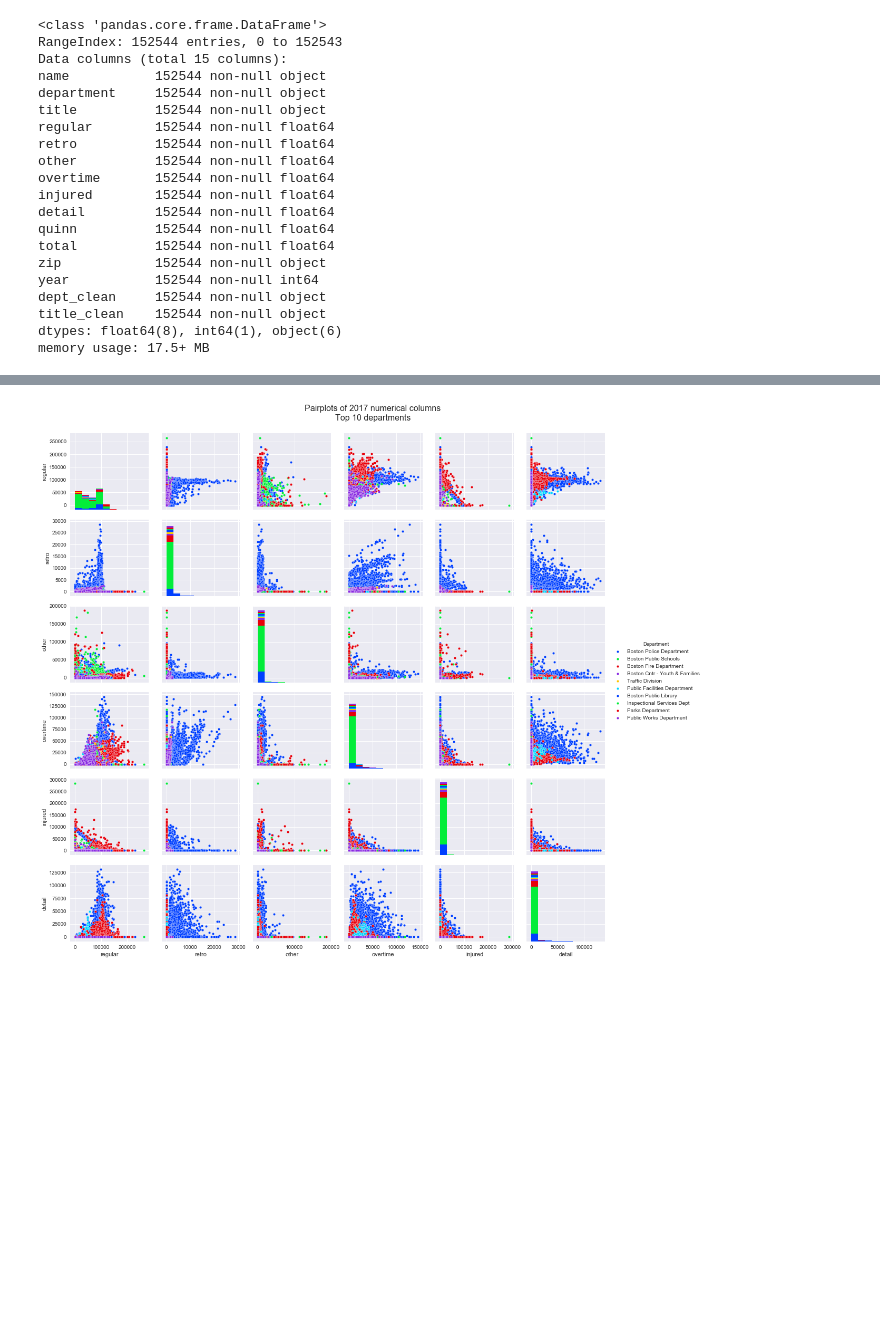
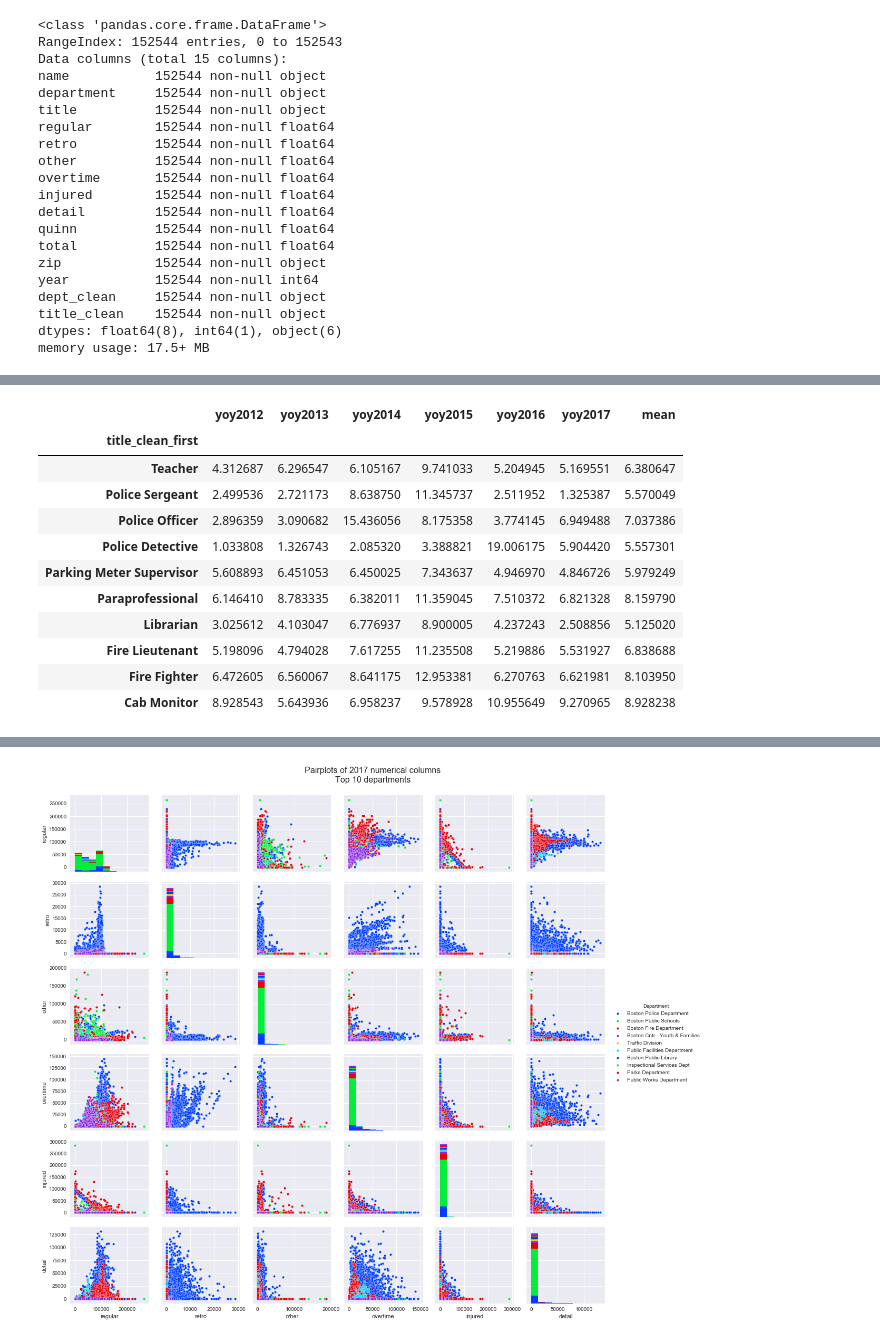
Before and after one commit to Turanga1/Springboard_DataScience, a Jupyter notebook: Capstone 1 - Boston Earnings Report/boston_earnings_analysis.ipynb, the cells around one changed output, grey strips where cells are left out. Cells and saved outputs as stored; diff of their text form; code cells hidden in the pictures; blank space fills up the shorter version.

```diff
--- a/Capstone 1 - Boston Earnings Report/boston_earnings_analysis.ipynb
+++ b/Capstone 1 - Boston Earnings Report/boston_earnings_analysis.ipynb
@@ -72,0 +125,35 @@ memory usage: 17.5+ MB
+# %%
+# get top 10 titles by number of employees
+
+titles_top10 = growth_title[growth_title['title_clean_first'] == growth_title['title_clean_last']]\
+                .groupby('title_clean_first')\
+                .agg('size')\
+                .sort_values(ascending=False)\
+                .index[:10]
+
+# keep only growth rate columns ('yoy...') and top 10 title rows
+
+payraise = growth_title.iloc[:, len(years)+1:(len(years)*2)+1]
+payraise = payraise[payraise['title_clean_first'].isin(titles_top10)]
+
+# calculate means and mean of means
+
+payraise = payraise.set_index('title_clean_first')
+payraise['mean'] = payraise.stack().groupby(level=0).mean()
+payraise  = payraise.groupby(payraise.index).agg('mean')
+payraise = payraise[::-1]
+
+payraise
+# %% [output]
+|  | yoy2012 | yoy2013 | yoy2014 | yoy2015 | yoy2016 | yoy2017 | mean |
+| title_clean_first |  |  |  |  |  |  |  |
+| Teacher | 4.312687 | 6.296547 | 6.105167 | 9.741033 | 5.204945 | 5.169551 | 6.380647 |
+| Police Sergeant | 2.499536 | 2.721173 | 8.638750 | 11.345737 | 2.511952 | 1.325387 | 5.570049 |
+| Police Officer | 2.896359 | 3.090682 | 15.436056 | 8.175358 | 3.774145 | 6.949488 | 7.037386 |
+| Police Detective | 1.033808 | 1.326743 | 2.085320 | 3.388821 | 19.006175 | 5.904420 | 5.557301 |
+| Parking Meter Supervisor | 5.608893 | 6.451053 | 6.450025 | 7.343637 | 4.946970 | 4.846726 | 5.979249 |
+| Paraprofessional | 6.146410 | 8.783335 | 6.382011 | 11.359045 | 7.510372 | 6.821328 | 8.159790 |
+| Librarian | 3.025612 | 4.103047 | 6.776937 | 8.900005 | 4.237243 | 2.508856 | 5.125020 |
+| Fire Lieutenant | 5.198096 | 4.794028 | 7.617255 | 11.235508 | 5.219886 | 5.531927 | 6.838688 |
+| Fire Fighter | 6.472605 | 6.560067 | 8.641175 | 12.953381 | 6.270763 | 6.621981 | 8.103950 |
+| Cab Monitor | 8.928543 | 5.643936 | 6.958237 | 9.578928 | 10.955649 | 9.270965 | 8.928238 |
```
Also changed, not shown: parts of 6 cells of this notebook.
